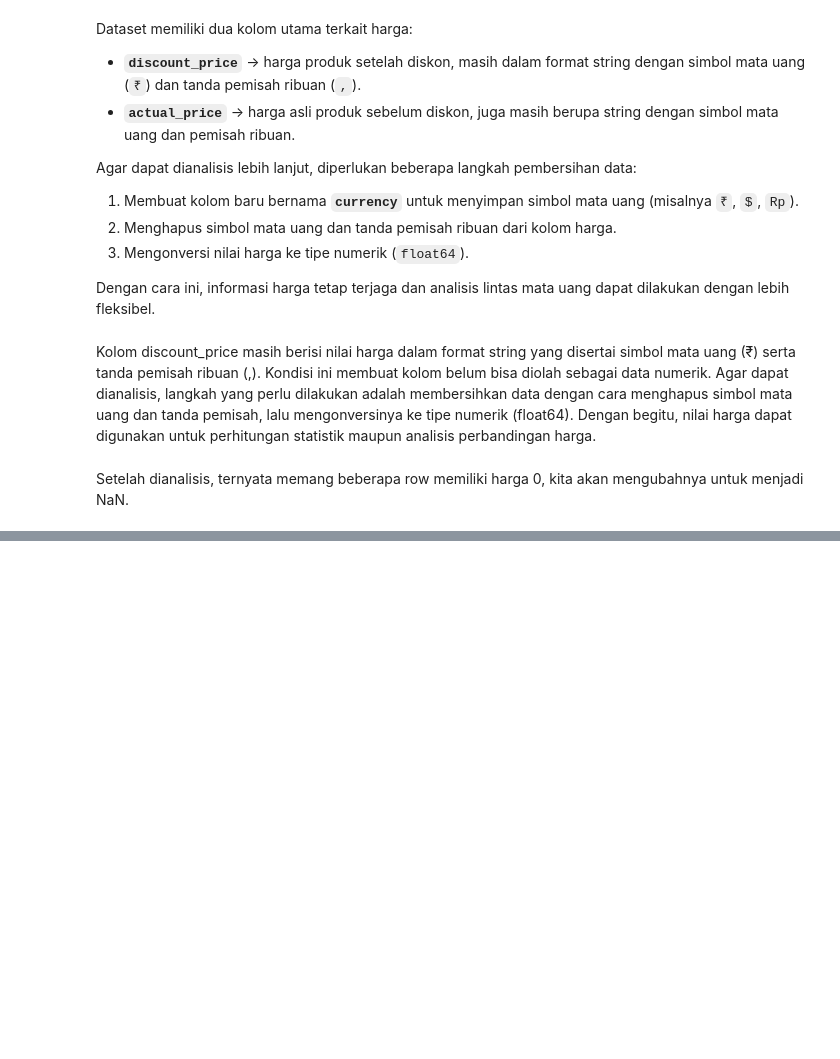
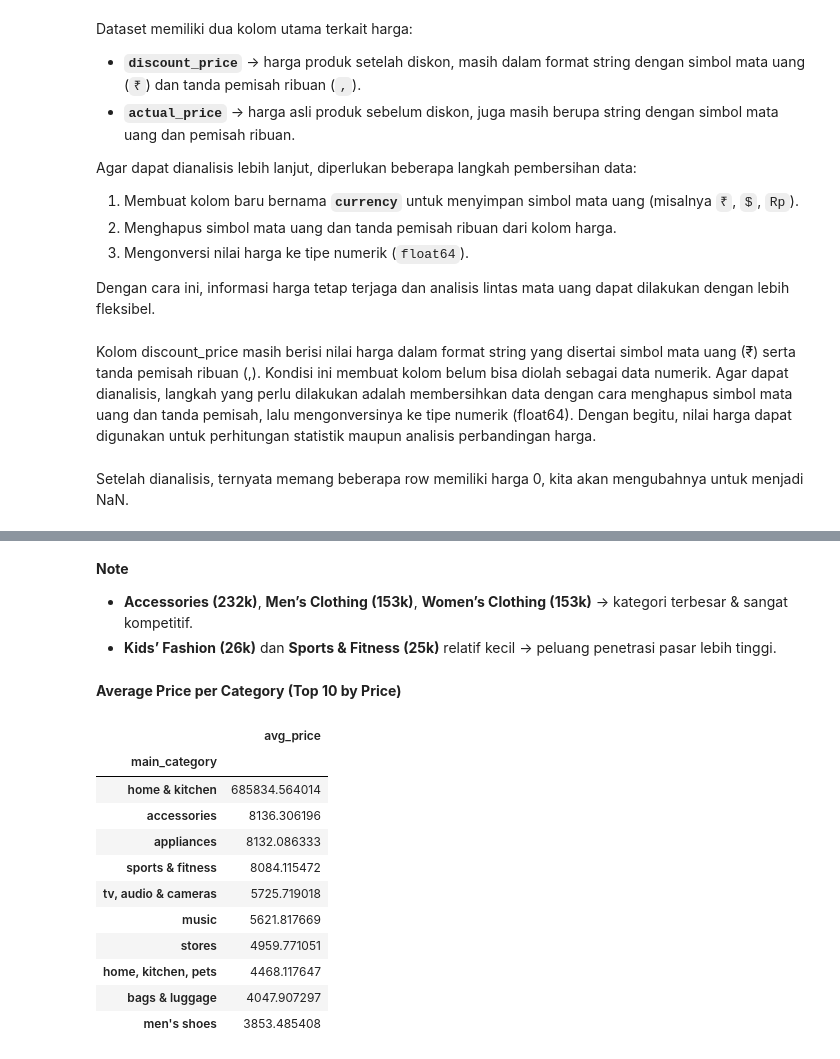
Before and after one commit to alfianfebiyanto/Product-Data-ETL-Pipeline, a Jupyter notebook: product_EDA.ipynb, the cells around one changed output, grey strips where cells are left out. Drawn from its saved outputs; the diff is of its cells as text; code cells hidden in the pictures; blank space fills up the shorter version.

```diff
--- a/product_EDA.ipynb
+++ b/product_EDA.ipynb
@@ -161,0 +327,21 @@ df_products.head()
+# %% [markdown]
+**Note**
+- **Accessories (232k)**, **Men’s Clothing (153k)**, **Women’s Clothing (153k)** → kategori terbesar & sangat kompetitif.
+- **Kids’ Fashion (26k)** dan **Sports & Fitness (25k)** relatif kecil → peluang penetrasi pasar lebih tinggi.
+# %% [markdown]
+**Average Price per Category (Top 10 by Price)**
+# %%
+df_products.groupby('main_category').agg(avg_price=("actual_price","mean")).sort_values("avg_price",ascending=False).head(10)
+# %% [output]
+|  | avg_price |
+| main_category |  |
+| home & kitchen | 685834.564014 |
+| accessories | 8136.306196 |
+| appliances | 8132.086333 |
+| sports & fitness | 8084.115472 |
+| tv, audio & cameras | 5725.719018 |
+| music | 5621.817669 |
+| stores | 4959.771051 |
+| home, kitchen, pets | 4468.117647 |
+| bags & luggage | 4047.907297 |
+| men's shoes | 3853.485408 |
```
Also changed, not shown: parts of 23 cells of this notebook, 1 other file.
